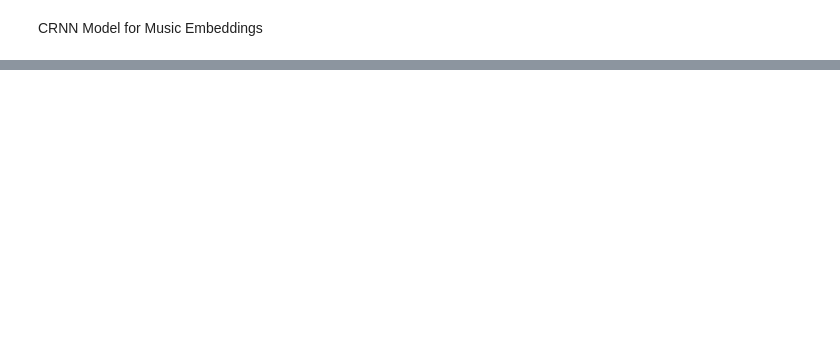
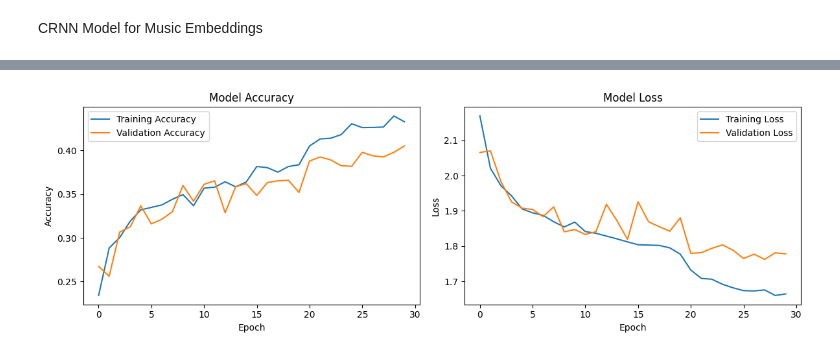
Before and after one commit to stefandprins/MR, a Jupyter notebook: backend/app/notebook/crnn_model.ipynb, the cells around one changed output, grey strips where cells are left out. Drawn from its saved outputs; the diff is of its cells as text; code cells hidden in the pictures; blank space fills up the shorter version.

```diff
--- a/backend/app/notebook/crnn_model.ipynb
+++ b/backend/app/notebook/crnn_model.ipynb
@@ -124,0 +302,16 @@ history = model.fit(X, y_categorical, batch_size=32, epochs=20, validation_split
+# %%
+# Encode labels by track
+label_lookup, num_classes = encode_labels_by_track(df, track_col="track_pk", label_column="genre")
+
+# Prepare the sequences
+sequence_length = 300  # Adjust based on your data
+# X, y = prepare_sequences(df, sequence_length, label_lookup)
+X, y, valid_track_ids = prepare_sequences(df, sequence_length, label_lookup)
+
+print(f"Input shape: {X.shape}")  # Should be (num_tracks, sequence_length, num_features)
+print(f"Labels shape: {y.shape}")  # Should be (num_tracks,)
+
+# Create train, validation, and test sets
+X_train, X_val, X_test, y_train, y_val, y_test = prepare_datasets(X, y, 0.25, 0.2)
+
+np.save('valid_track_ids.npy', valid_track_ids)
@@ -124,0 +345,12 @@ history = model.fit(X, y_categorical, batch_size=32, epochs=20, validation_split
+# %%
+dummy_embedding_train = np.zeros((X_train.shape[0], 128))  # assuming embedding is Dense(128)
+dummy_embedding_val = np.zeros((X_val.shape[0], 128))
+
+history = model.fit(
+    X_train, {'genre': y_train, 'embedding': dummy_embedding_train},
+    validation_data=(X_val, {'genre': y_val, 'embedding': dummy_embedding_val}),
+    epochs=30,
+    batch_size=32,
+    callbacks=[reduce_lr]
+    # callbacks=[early_stopping, reduce_lr]
+)
@@ -124,0 +375,18 @@ history = model.fit(X, y_categorical, batch_size=32, epochs=20, validation_split
+# %%
+dummy_embedding_test = np.zeros((X_test.shape[0], 128))  # same shape as during training
+test_outputs = {
+    'genre': y_test,
+    'embedding': dummy_embedding_test
+}
+
+
+# Evaluate the model on the test set
+# test_loss, test_accuracy = model.evaluate(X_test, y_test, verbose=1)
+# print(f"Test Loss: {test_loss:.4f}, Test Accuracy: {test_accuracy:.4f}")
+
+total_loss, embedding_loss, genre_loss, genre_accuracy = model.evaluate(X_test, test_outputs, verbose=1)
+print(f"Total Loss: {total_loss:.4f}, Embedding Loss: {embedding_loss:.4f}, Genre Loss: {genre_loss:.4f}, Genre Accuracy: {genre_accuracy:.4f}")
+
+# Plot training history
+plot_history(history)
+# %% [output]
@@ -124,0 +395 @@ history = model.fit(X, y_categorical, batch_size=32, epochs=20, validation_split
+[figure, added]
```
Also changed, not shown: parts of 41 cells of this notebook, 40 other files.
